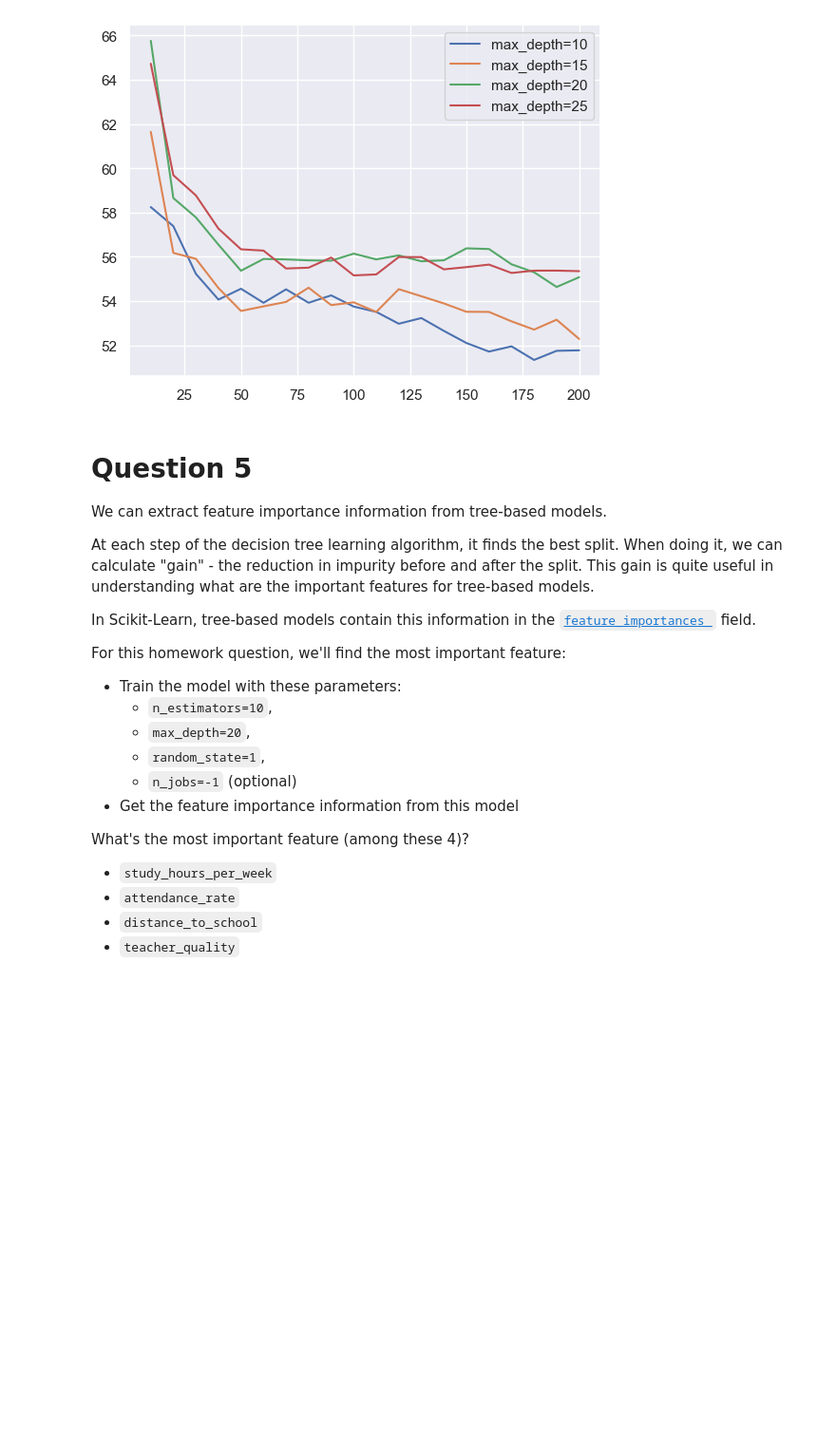
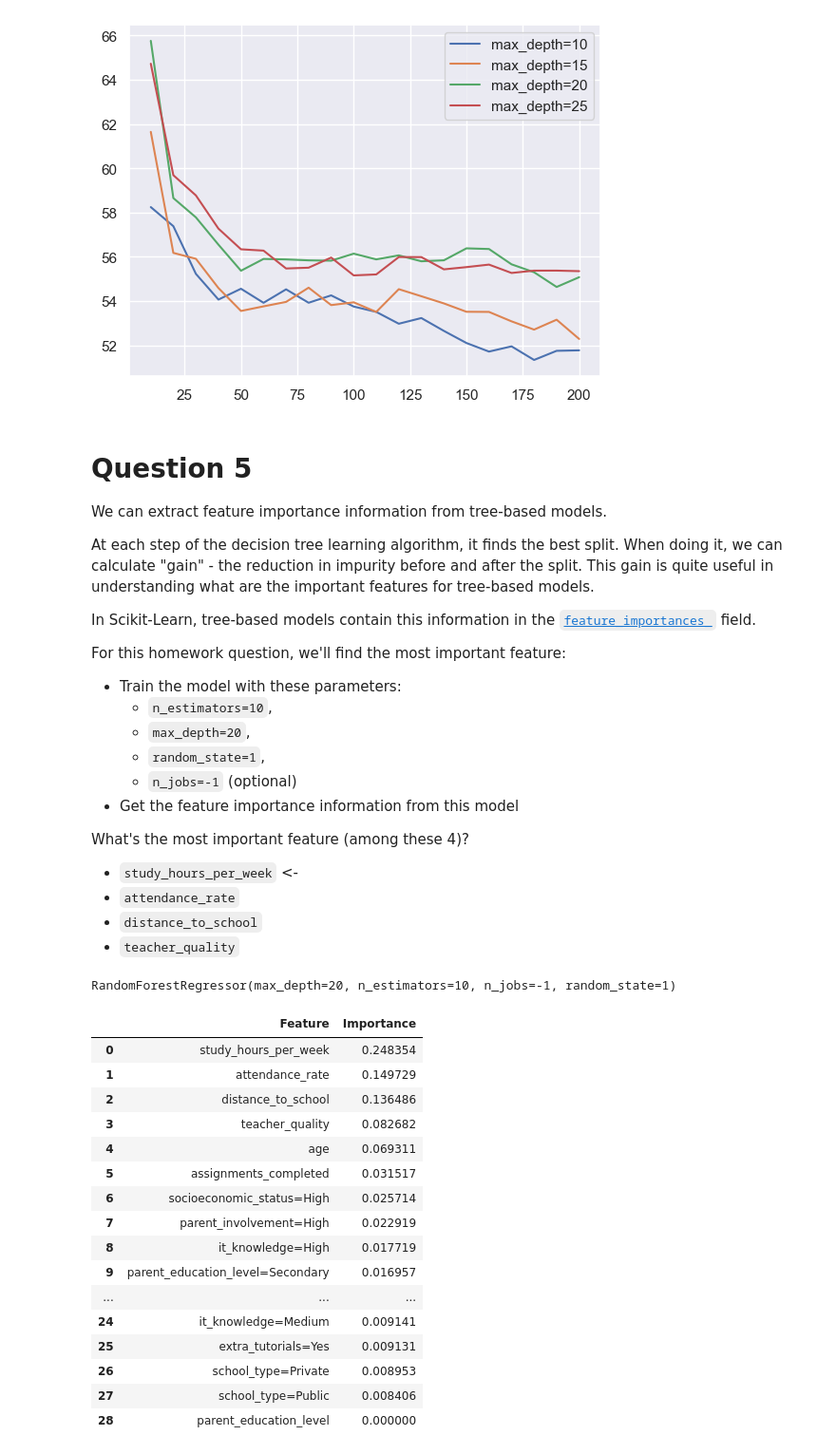
Before and after one commit to kiramishima/ml-zcamp, a Jupyter notebook: Week_6/HW6.ipynb, the cells around one changed output. Shown at 95% size. Drawn from its saved outputs; the diff is of its cells as text; code cells hidden in the pictures; blank space fills up the shorter version.

```diff
--- a/Week_6/HW6.ipynb
+++ b/Week_6/HW6.ipynb
@@ -365,10 +366,36 @@ For this homework question, we'll find the most important feature:
 
 What's the most important feature (among these 4)?
 
-* `study_hours_per_week`
+* `study_hours_per_week` <-
 * `attendance_rate`
 * `distance_to_school`
 * `teacher_quality`
+# %%
+rf = RandomForestRegressor(n_estimators=10, max_depth=20, random_state=1, n_jobs=-1)
+rf.fit(X_train, y_train)
+# %% [output]
+RandomForestRegressor(max_depth=20, n_estimators=10, n_jobs=-1, random_state=1)
+# %%
+pd.DataFrame(list(zip(dv.get_feature_names_out(), rf.feature_importances_)), columns=['Feature', 'Importance'])\
+    .sort_values('Importance', ascending=False).reset_index(drop=True)
+# %% [output]
+|  | Feature | Importance |
+| 0 | study_hours_per_week | 0.248354 |
+| 1 | attendance_rate | 0.149729 |
+| 2 | distance_to_school | 0.136486 |
+| 3 | teacher_quality | 0.082682 |
+| 4 | age | 0.069311 |
+| 5 | assignments_completed | 0.031517 |
+| 6 | socioeconomic_status=High | 0.025714 |
+| 7 | parent_involvement=High | 0.022919 |
+| 8 | it_knowledge=High | 0.017719 |
+| 9 | parent_education_level=Secondary | 0.016957 |
+| ... | ... | ... |
+| 24 | it_knowledge=Medium | 0.009141 |
+| 25 | extra_tutorials=Yes | 0.009131 |
+| 26 | school_type=Private | 0.008953 |
+| 27 | school_type=Public | 0.008406 |
+| 28 | parent_education_level | 0.000000 |
 # %% [markdown]
 ## Question 6
 
```
Also changed, not shown: parts of 17 cells of this notebook.
